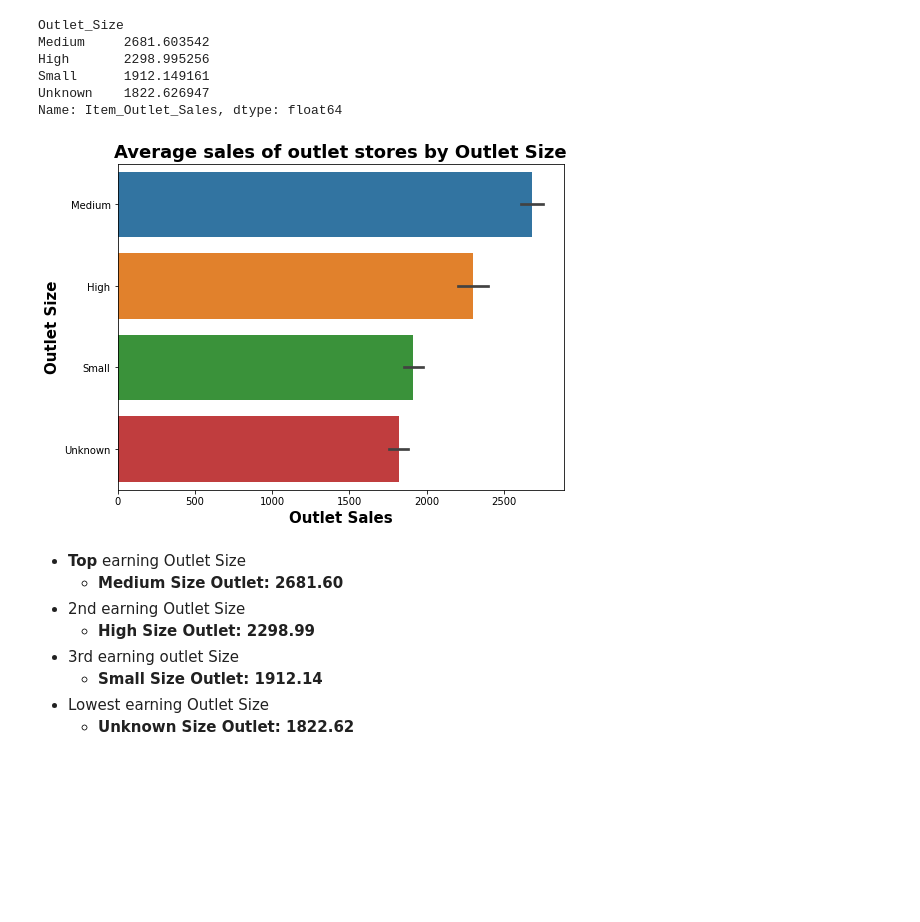
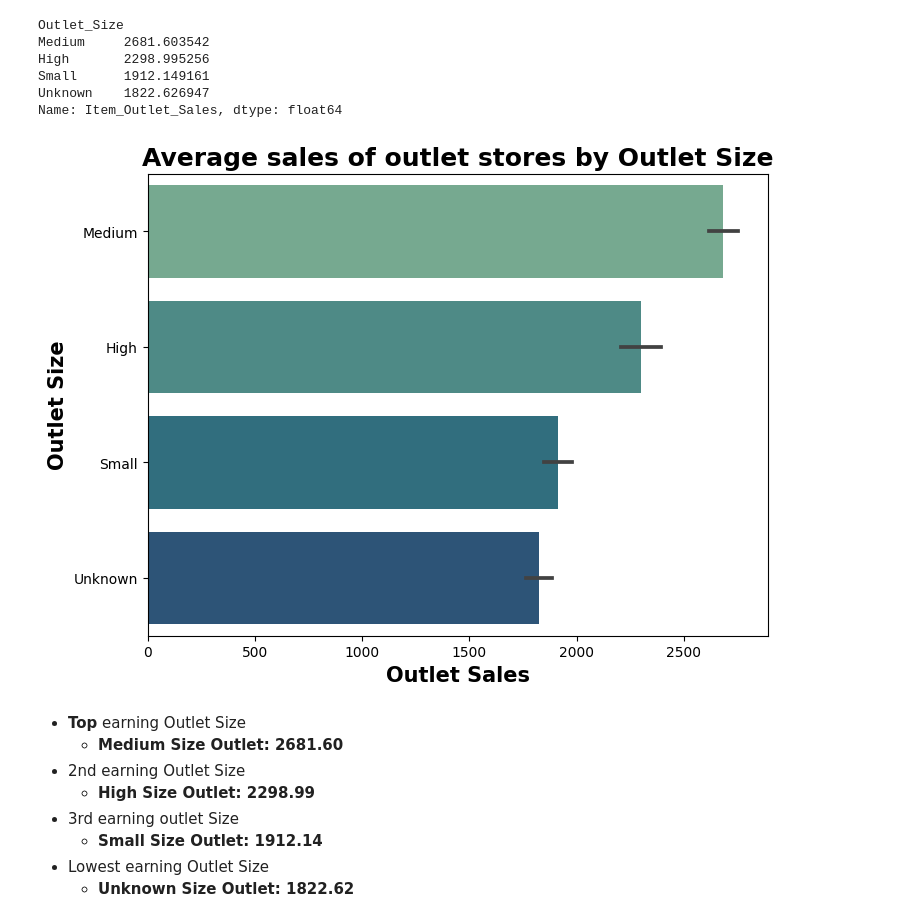
Before and after one commit to juDEcorous/Realization-of-Bargain-Depot-Sales, a Jupyter notebook: Project_Sales_Prediction.ipynb, the cells around one changed output. Saved outputs shown, nothing was run; the diff lists cells and outputs as text; code cells hidden in the pictures; blank space fills up the shorter version.

```diff
--- a/Project_Sales_Prediction.ipynb
+++ b/Project_Sales_Prediction.ipynb
@@ -559,13 +554,14 @@ Name: Item_Outlet_Sales, dtype: float64
 # %%
 fig, ax = plt.subplots( figsize = (8, 6))
 
-sns.barplot(data = df, y= 'Outlet_Size', x="Item_Outlet_Sales", ax=ax, order = sales_mean.index);
+sns.barplot(data = df, y= 'Outlet_Size', x="Item_Outlet_Sales", ax=ax, order = sales_mean.index, palette='crest');
+
 
 ax.set_title('Average sales of outlet stores by Outlet Size', fontsize = 18, fontweight = 'bold');
 ax.set_xlabel('Outlet Sales', fontsize = 15, fontweight = 'bold')
 ax.set_ylabel('Outlet Size', fontsize = 15, fontweight = 'bold');
 # %% [output]
-[figure, old version]
+[figure, new version]
 # %% [markdown]
 * **Top** earning Outlet Size
   - **Medium Size Outlet: 2681.60**
```
Also changed, not shown: parts of 55 cells of this notebook.
